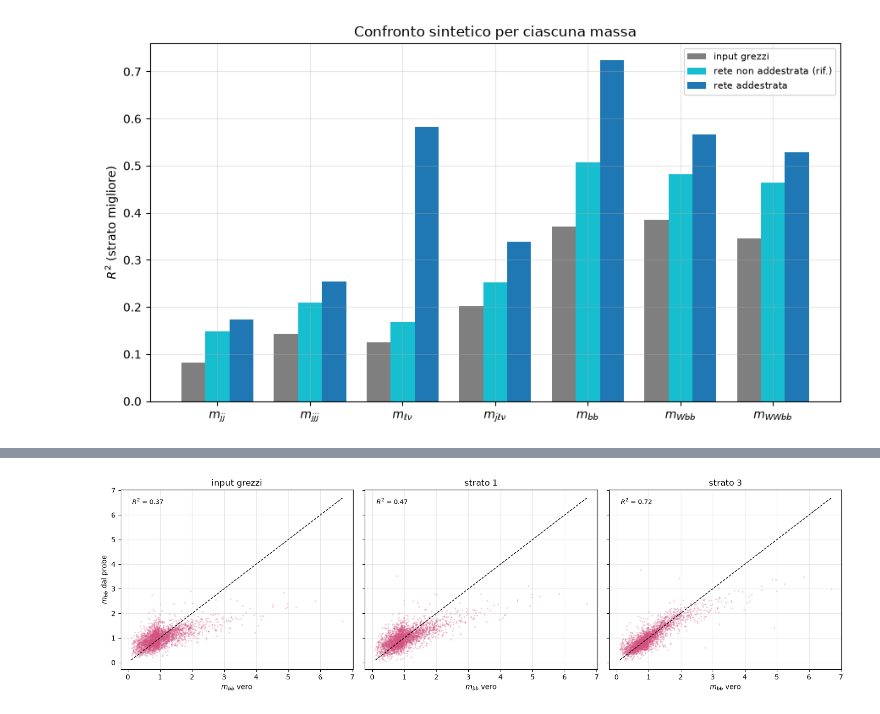
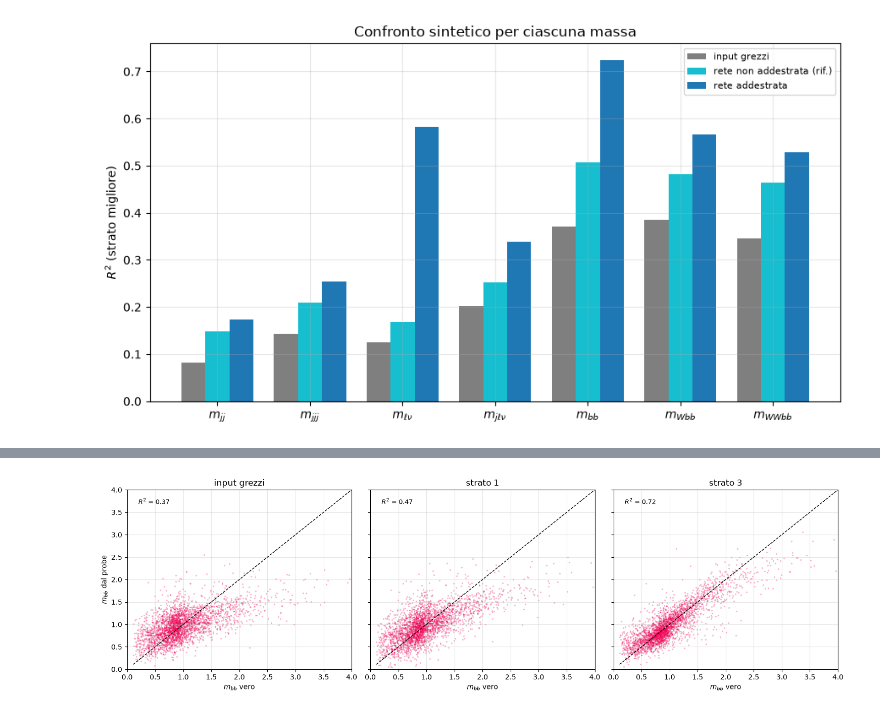
Before and after one commit to alivergani/Deep-Learning, a Jupyter notebook: ExoticParticles_HEP/notebooks/analisi_probing.ipynb, the cells around one changed output, grey strips where cells are left out. Saved outputs shown, nothing was run; the diff lists cells and outputs as text; code cells hidden in the pictures.

```diff
--- a/ExoticParticles_HEP/notebooks/analisi_probing.ipynb
+++ b/ExoticParticles_HEP/notebooks/analisi_probing.ipynb
@@ -175,19 +156,22 @@ Y_test = Y[NP_FIT:]
 # %%
 from sklearn.metrics import r2_score
 
 i = np.random.choice(len(Y_test), 3000, replace=False)
 j = 4   # m_bb
 fig, ax = plt.subplots(1, 3, figsize=(15,4.5), sharex=True, sharey=True)
 for a, p, t in zip(ax, [pred_input, pred_L1, pred_L3], ["input grezzi", "strato 1", "strato 3"]):
-    a.scatter(Y_test[i,j], p[i,j], s=2, alpha=0.2, color="#d55181")
+    a.scatter(Y_test[i,j], p[i,j], s=2, alpha=0.2, color="#f00457")
     lim = [Y_test[i,j].min(), Y_test[i,j].max()]
     a.plot(lim, lim, "k--", lw=1)
     r2_val = r2_score(Y_test[:,j], p[:,j])
     a.text(0.05, 0.92, f"$R^2$ = {r2_val:.2f}", transform=a.transAxes, fontsize=9)
     a.set_title(t); a.set_xlabel("$m_{bb}$ vero")
     a.grid(alpha=0.3)
+
+ax[0].set_xlim(0, 4)
+ax[0].set_ylim(0, 4)
 ax[0].set_ylabel("$m_{bb}$ dal probe")
 fig.tight_layout()
 plt.show()
 # %% [output]
-[figure, old version]
+[figure, new version]
```
Also changed, not shown: parts of 2 cells of this notebook, 1 other file.
